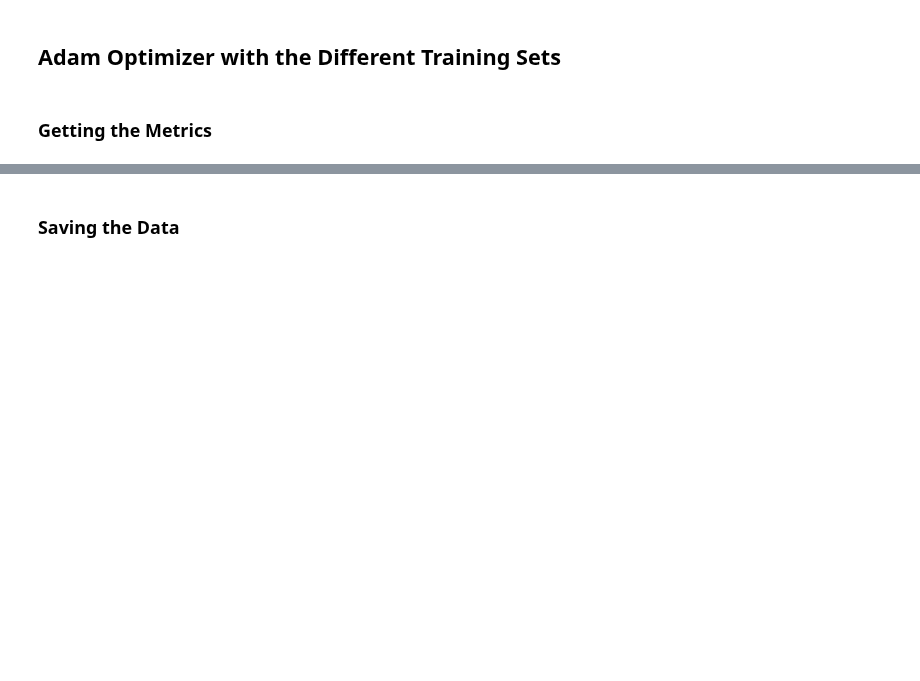
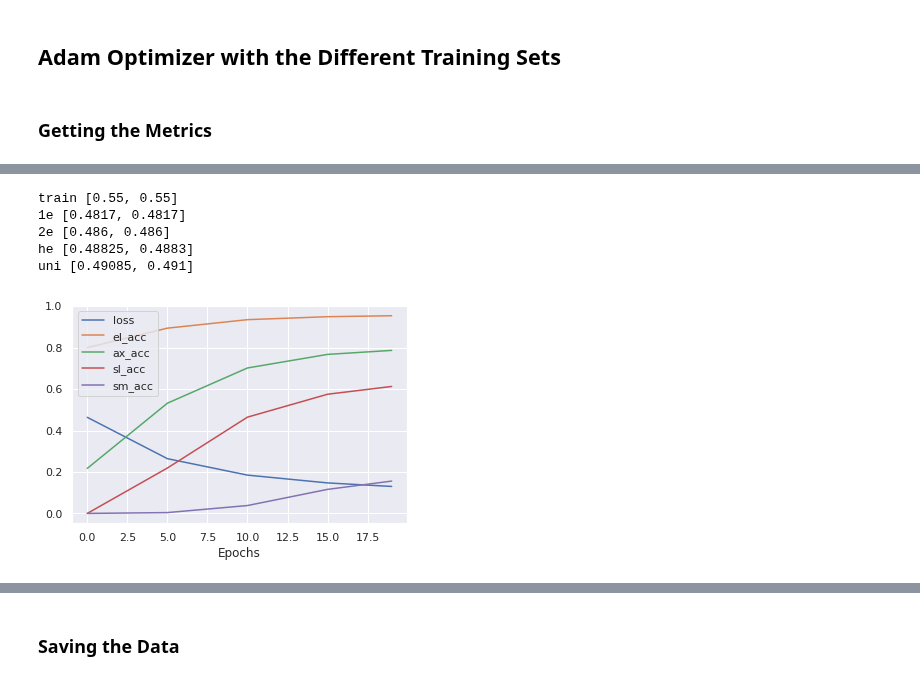
Before and after one commit to apra93/leabra-tf, a Jupyter notebook: docs/source/notebooks/0.5.1-Adam-With-Non-Uniform-Task-Statistics.ipynb, the cells around one changed output, grey strips where cells are left out. Drawn from its saved outputs; the diff is of its cells as text; code cells hidden in the pictures; blank space fills up the shorter version.

Commit message:
nb-0.5.1: Finally found the issue. Moral - use float32s.

```diff
--- a/docs/source/notebooks/0.5.1-Adam-With-Non-Uniform-Task-Statistics.ipynb
+++ b/docs/source/notebooks/0.5.1-Adam-With-Non-Uniform-Task-Statistics.ipynb
@@ -410,10 +298,11 @@ def oreilly_model(inputs):
 # %%
-with tf.device(TF_DEVICE):
+with tf.device(cfg.tf_device):
     # Get the relevant dataset nodes
-    x, y, iterators, handle, init_ops = make_tf_datasets(init_ops)
+    x, y, iterators, handler, init_ops = make_tf_datasets(
+        np_datasets, dataset_configs, init_ops)
 
     # Build the model
-    logits = oreilly_model(x)
+    logits = oreilly_model(x, config=cfg)
     # Ensure y is cast to the same type as logits
     labels = tf.cast(y, logits.dtype)
 
@@ -430,18 +319,27 @@ with tf.device(TF_DEVICE):
     rounded_predictions = tf.round(predictions)
     equal_labels_and_preds = tf.equal(rounded_predictions, labels)
 
-
     # O'Reilly Accuracy
     axis_acc = tf.reduce_all(equal_labels_and_preds, axis=(2))
     slot_acc = tf.reduce_all(axis_acc, axis=(2))
     sample_acc = tf.reduce_all(slot_acc, axis=(1))
 
     # Elemental Accuracy
-    el_acc_op = tf.reduce_mean(tf.cast(equal_labels_and_preds, tf.float16))
+    el_acc_op = tf.reduce_mean(tf.cast(equal_labels_and_preds, tf.float32))
     # Axis Accuracy
-    axis_acc_op = tf.reduce_mean(tf.cast(axis_acc, tf.float16))
+    axis_acc_op = tf.reduce_mean(tf.cast(axis_acc, tf.float32))
     # Slot Accuracy
-    slot_acc_op = tf.reduce_mean(tf.cast(slot_acc, tf.float16))
+    slot_acc_op = tf.reduce_mean(tf.cast(slot_acc, tf.float32))
     # Sample Accuracy
-    sample_acc_op = tf.reduce_mean(tf.cast(sample_acc, tf.float16))
+    sample_acc_op = tf.reduce_mean(tf.cast(sample_acc, tf.float32))
+
+    # metric ops
+    met_op_names = ['loss', 'el_acc', 'ax_acc', 'sl_acc', 'sm_acc']
+    met_ops = [loss_op, el_acc_op, axis_acc_op, slot_acc_op, sample_acc_op]
+    # Put them in a dict
+    met_op_dict = pdict({name : op for name, op in zip(met_op_names, met_ops)})
+
+    # Generic metrics dict
+    generic_metrics_dict = lambda : pdict({name : []
+                                           for name in met_op_names+['epoch']})
 # %% [markdown]
@@ -449,7 +348,7 @@ with tf.device(TF_DEVICE):
 
 Let's create several different training operations.
 # %%
-with tf.device(TF_DEVICE):
+with tf.device(cfg.tf_device):
     # Adam
     train_op_adam = tf.train.AdamOptimizer(alpha_ph).minimize(loss_op)
     # Adadelta
@@ -460,12 +359,12 @@ with tf.device(TF_DEVICE):
     train_op_sgd = tf.train.GradientDescentOptimizer(alpha_ph).minimize(loss_op)
 
 # And now add these to a dictionary
-optimizer_dict = {
+optimizer_dict = pdict({
     'Adam' : train_op_adam,
     'Adadelta' : train_op_adadelta,
     'RMSProp' : train_op_rmsprop,
     'sgd' : train_op_sgd,
-}
+})
 # %% [markdown]
 ### New Session Function
 
@@ -629,3 +541,10 @@ def save_data(metrics, n_models=None, lr=ALPHA, n_train=N_TRAIN, n_epochs=None,
 ## Adam Optimizer with the Different Training Sets
 # %% [markdown]
 ### Getting the Metrics
+# %%
+%%time
+adam_train_metrics, adam_test_metrics = exp_stats(
+    epochs=20,
+    n_models=2,
+    n_val=5,
+    lr=0.0033)
@@ -631,0 +567,30 @@ def save_data(metrics, n_models=None, lr=ALPHA, n_train=N_TRAIN, n_epochs=None,
+# %%
+# Define data handlers
+sess = new_session()
+init_ops = init_ops or []
+init_ops += [tf.global_variables_initializer(),
+             tf.local_variables_initializer()]
+sess.run(init_ops)
+
+# Define training and validation handlers
+handles = pdict({name : sess.run(iterators[name].string_handle())
+                for name in iterators.keys()})
+for key, val in handles.items():
+    print('{}'.format(key), sess.run(
+        [el_acc_op,
+         tf.reduce_mean(tf.cast(equal_labels_and_preds, tf.float16))],
+        feed_dict={handler: val}))
+# %% [output]
+train [0.55, 0.55]
+1e [0.4817, 0.4817]
+2e [0.486, 0.486]
+he [0.48825, 0.4883]
+uni [0.49085, 0.491]
+# %%
+for name in met_op_names:
+    plt.plot(adam_test_metrics[0]['1e']['epoch'], adam_test_metrics[0]['1e'][name], label=name)
+plt.xlabel('Epochs')
+plt.legend()
+plt.show()
+# %% [output]
+[figure, added]
```
Also changed, not shown: parts of 49 cells of this notebook, 2 other files.
